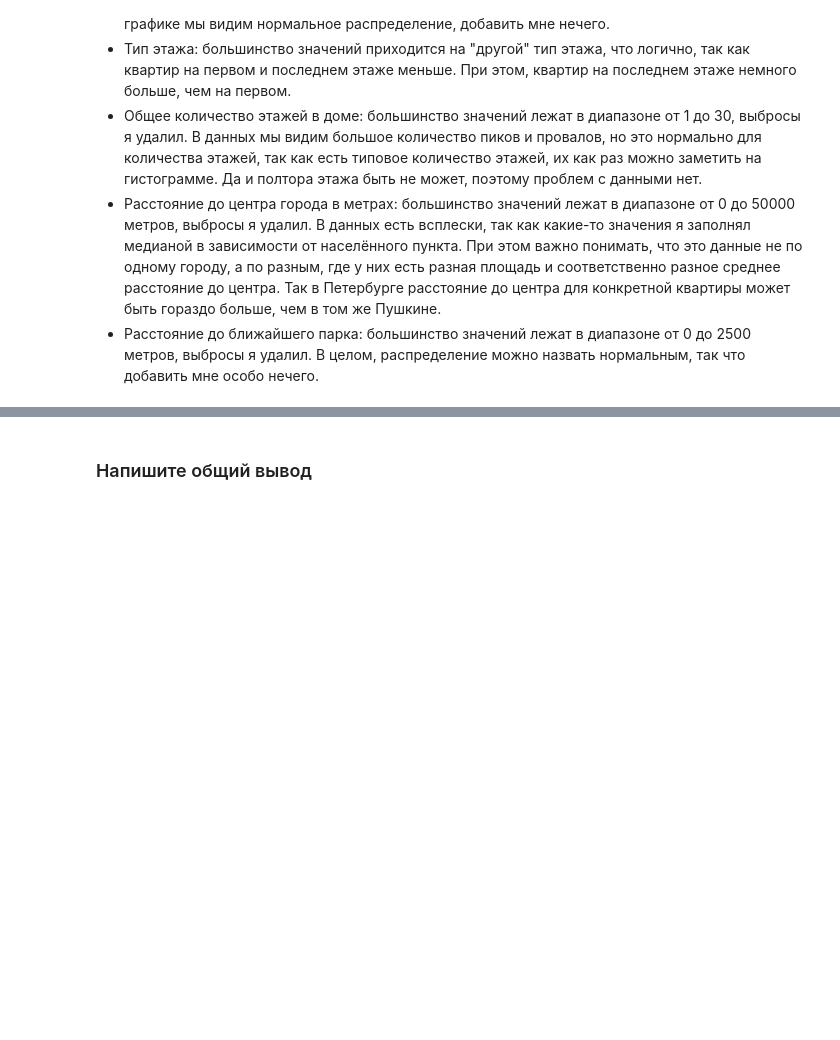
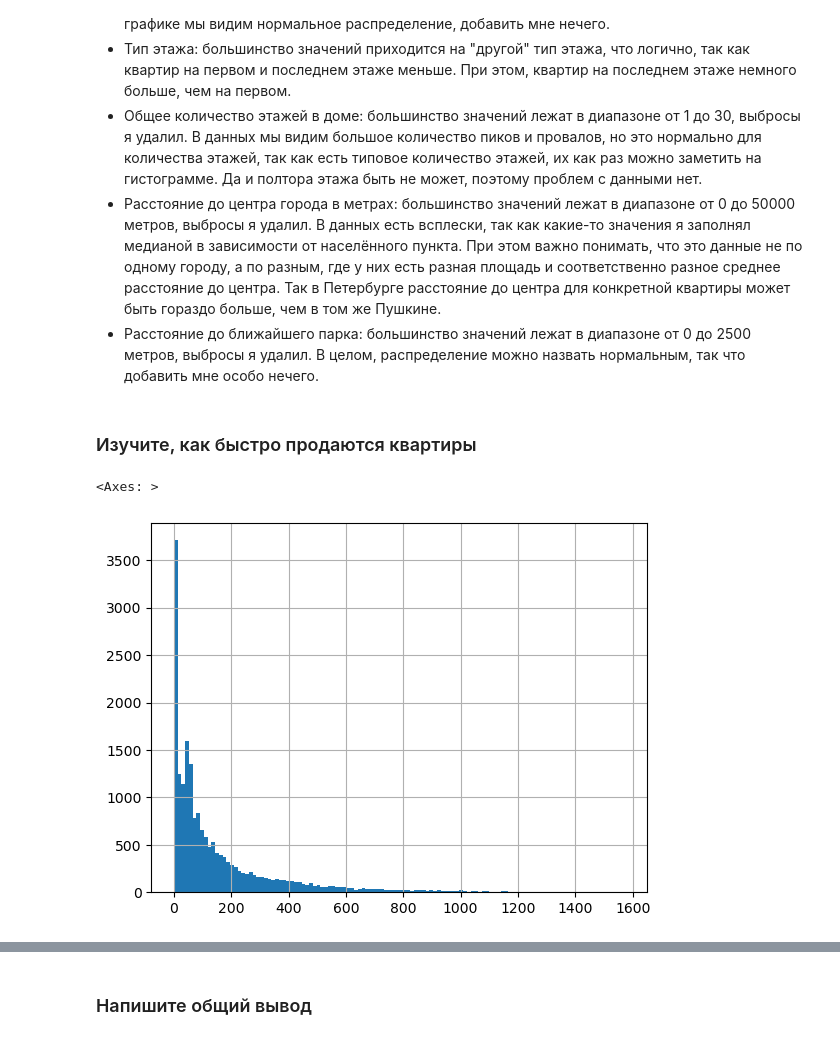
Before and after one commit to sudobooo/real_estate_project, a Jupyter notebook: project_ds_3.ipynb, the cells around one changed output, grey strips where cells are left out. Drawn from its saved outputs; the diff is of its cells as text; code cells hidden in the pictures; blank space fills up the shorter version.

```diff
--- a/project_ds_3.ipynb
+++ b/project_ds_3.ipynb
@@ -839,8 +839,8 @@ data['city_centers_nearest_meters'].hist(bins=np.histogram_bin_edges(data['city_
 <Axes: >
 [figure]
 # %%
-# Удалим выбросы, где расстояние до центра города больше 40000 метров
-preprocessed_data = preprocessed_data.query('city_centers_nearest_meters < 50000')
+# Удалим выбросы, где расстояние до центра города больше 50000 метров
+preprocessed_data = preprocessed_data.query('city_centers_nearest_meters < 50000 or city_centers_nearest_meters.isnull()')
 # %%
 # Создадим переменную, где значения столбца 'parks_nearest_meters' без пропусков
 parks_nearest_meters_without_null = preprocessed_data.query('parks_nearest_meters.notnull()')['parks_nearest_meters']
@@ -871,7 +871,7 @@ parks_nearest_meters_without_null.hist(bins=np.histogram_bin_edges(parks_nearest
 [figure]
 # %%
 # Удалим выбросы, где расстояние до ближайшего парка больше 2500 метров
-preprocessed_data = preprocessed_data.query('parks_nearest_meters < 2500')
+preprocessed_data = preprocessed_data.query('parks_nearest_meters < 2500 or parks_nearest_meters.isnull()')
 # %% [markdown]
 #### Вывод по изучению и описанию параметров
 
@@ -886,3 +886,11 @@ preprocessed_data = preprocessed_data.query('parks_nearest_meters < 2500')
 - Общее количество этажей в доме: большинство значений лежат в диапазоне от 1 до 30, выбросы я удалил. В данных мы видим большое количество пиков и провалов, но это нормально для количества этажей, так как есть типовое количество этажей, их как раз можно заметить на гистограмме. Да и полтора этажа быть не может, поэтому проблем с данными нет.
 - Расстояние до центра города в метрах: большинство значений лежат в диапазоне от 0 до 50000 метров, выбросы я удалил. В данных есть всплески, так как какие-то значения я заполнял медианой в зависимости от населённого пункта. При этом важно понимать, что это данные не по одному городу, а по разным, где у них есть разная площадь и соответственно разное среднее расстояние до центра. Так в Петербурге расстояние до центра для конкретной квартиры может быть гораздо больше, чем в том же Пушкине.
 - Расстояние до ближайшего парка: большинство значений лежат в диапазоне от 0 до 2500 метров, выбросы я удалил. В целом, распределение можно назвать нормальным, так что добавить мне особо нечего.
+# %% [markdown]
+### Изучите, как быстро продаются квартиры
+# %%
+# Построим гистограмму для столбца 'days_exposition'
+preprocessed_data['days_exposition'].hist(bins=np.histogram_bin_edges(preprocessed_data['days_exposition'], bins='auto'))
+# %% [output]
+<Axes: >
+[figure, added]
```
Also changed, not shown: parts of 25 cells of this notebook.
